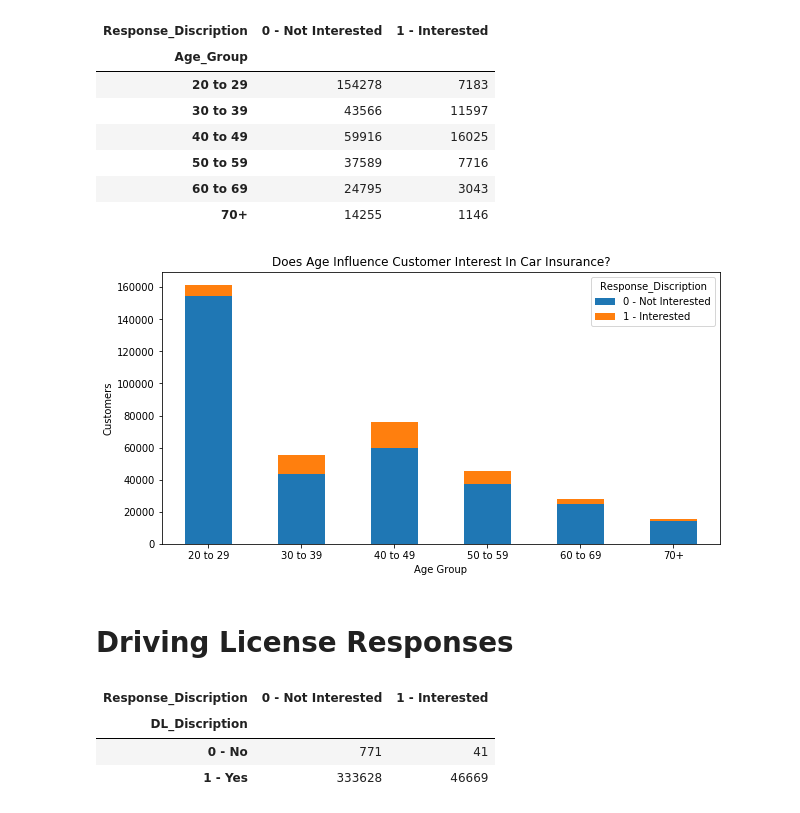
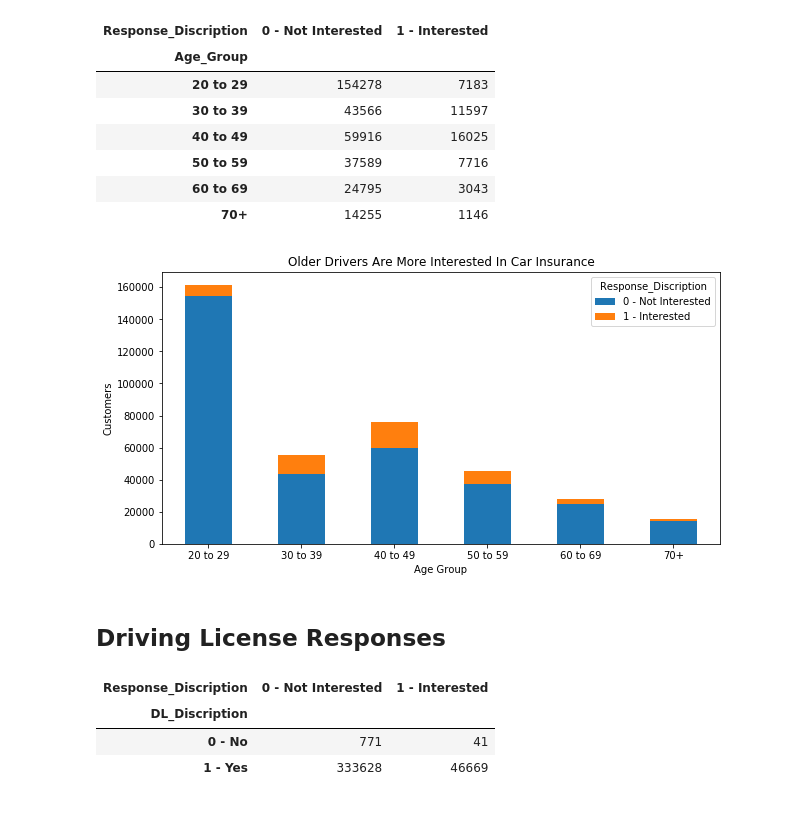
Before and after one commit to szerpa17/cross-sell-predictions, a Jupyter notebook: eda_viz.ipynb, the cells around one changed output. Drawn from its saved outputs; the diff is of its cells as text; code cells hidden in the pictures.

```diff
--- a/eda_viz.ipynb
+++ b/eda_viz.ipynb
@@ -136,5 +137,5 @@ plt.savefig('images/response_bar')
 # %% [output]
 [figure]
 # %%
-cycle_colors = plt.rcParams['axes.prop_cycle'].by_key()['color']
-cycle_colors
+# cycle_colors = plt.rcParams['axes.prop_cycle'].by_key()['color']
+# cycle_colors
@@ -196,14 +186,14 @@ age_pivot
 # %%
 age_pivot.plot(kind="bar", rot=0, stacked=True, figsize=(10,5))
 plt.ylabel('Customers')
 plt.xlabel('Age Group')
-plt.title('Does Age Influence Customer Interest In Car Insurance?')
+plt.title('Older Drivers Are More Interested In Car Insurance')
 
 plt.savefig('images/age_stackedbar')
 # %% [output]
-[figure, old version]
+[figure, new version]
 # %% [markdown]
-# Driving License Responses
+## Driving License Responses
 # %%
 # DL reponses counts
 dl_pivot = eda_data.pivot_table(index=["DL_Discription"], columns=["Response_Discription"],values="id",aggfunc='count')
```
Also changed, not shown: parts of 36 cells of this notebook, 6 other files.
